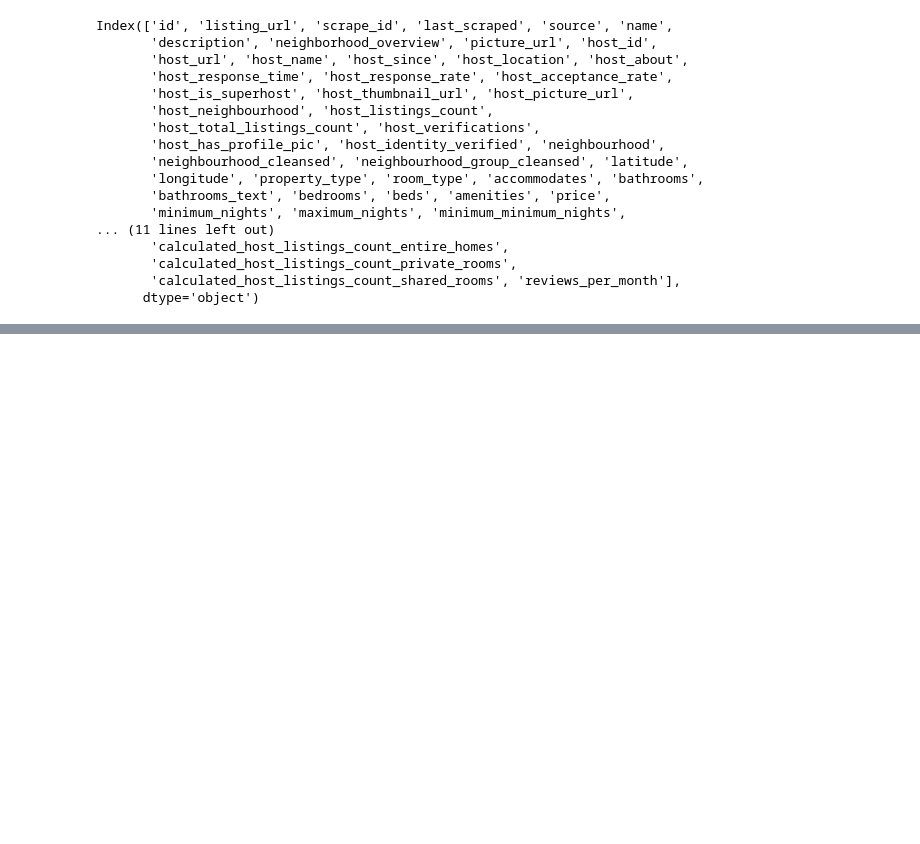
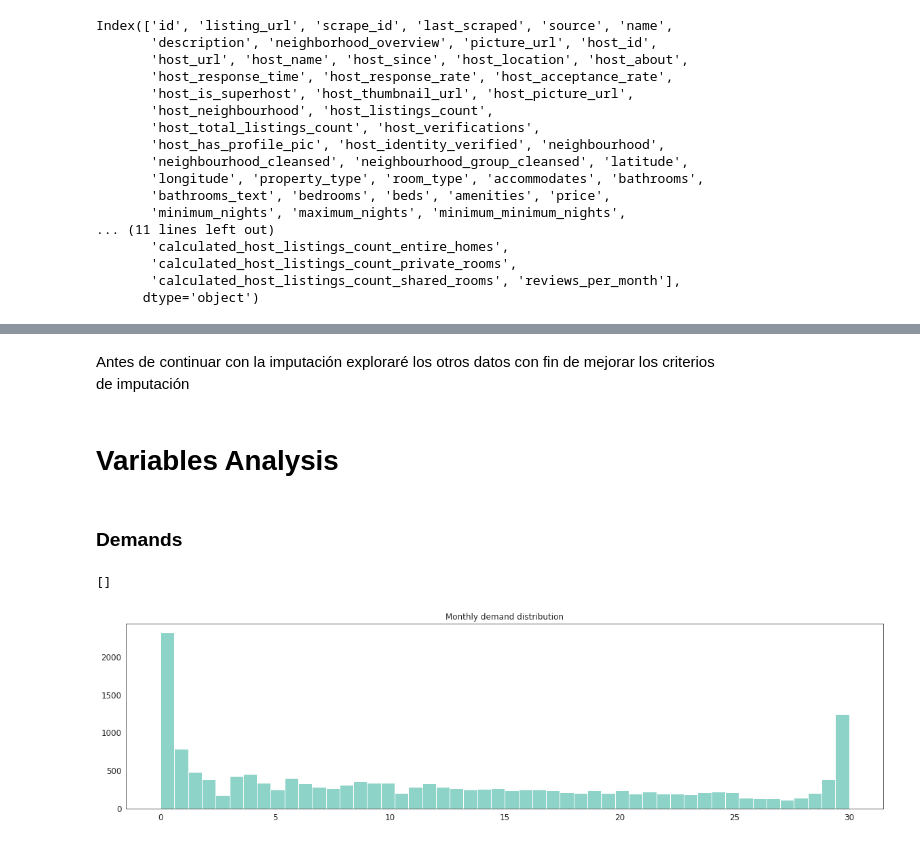
Before and after one commit to asertas14/eda_taller_andres_gutierrez, a Jupyter notebook: eda.ipynb, the cells around one changed output, grey strips where cells are left out. Cells and saved outputs as stored; diff of their text form; code cells hidden in the pictures; blank space fills up the shorter version.

```diff
--- a/eda.ipynb
+++ b/eda.ipynb
@@ -296,0 +189,15 @@ Vamos a crear dos variable extras que son la "demand" y el "annual_income"
+# %%
+# Define the weights
+w_30 = 0.6
+w_60 = 0.3
+w_90 = 0.1
+# Calculate demand
+listings_allfeatures['monthly_demand'] = (
+    (w_30 * (30 - listings_allfeatures['availability_30']) +
+    w_60 * (60 - listings_allfeatures['availability_60'])/2 +
+    w_90 * (90 - listings_allfeatures['availability_90'])/3  )
+    * listings_allfeatures['host_acceptance_rate']
+)
+
+# Drop news nan
+listings_allfeatures.dropna(subset = ['monthly_demand'],inplace = True)
@@ -296,0 +207,5 @@ Vamos a crear dos variable extras que son la "demand" y el "annual_income"
+# %%
+# clean the price attribute
+listings_allfeatures["price"] = listings_allfeatures["price"].str.replace("[$,]", "", regex=True).astype(float)
+# Calculate the expected revenue by multiplying 'demand' with 'price'
+listings_allfeatures['monthly_revenue'] = listings_allfeatures['monthly_demand'] * listings_allfeatures['price']
@@ -296,0 +231,19 @@ Vamos a crear dos variable extras que son la "demand" y el "annual_income"
+# %%
+# Identifier column
+identifier = ['id']
+
+# Features related to the property details
+property_features = ['property_type','amenities','price', 'longitude', 'latitude','neighbourhood_cleansed','instant_bookable','accommodates']
+
+# Features related to host
+host_features = ['host_is_superhost']
+
+# New Features
+new_features = ['monthly_demand','monthly_revenue']
+
+# Combining the features into one list
+top_features = identifier + property_features + host_features + new_features
+top_df = listings_allfeatures[top_features].copy()
+
+# Display the first rows of the adjusted DataFrame
+top_df.head()
@@ -296,0 +322,16 @@ Vamos a crear dos variable extras que son la "demand" y el "annual_income"
+# %% [markdown]
+Antes de continuar con la imputación exploraré los otros datos con fin de mejorar los criterios
+de imputación
+# %% [markdown]
+# Variables Analysis
+# %% [markdown]
+### Demands
+# %%
+sns.set_style("white")
+plt.figure(figsize=(20, 5))
+plt.hist(top_df["monthly_demand"], bins=50)
+plt.title("Monthly demand distribution")
+plt.plot()
+# %% [output]
+[]
+[figure, added]
```
Also changed, not shown: parts of 75 cells of this notebook, 4 other files.
